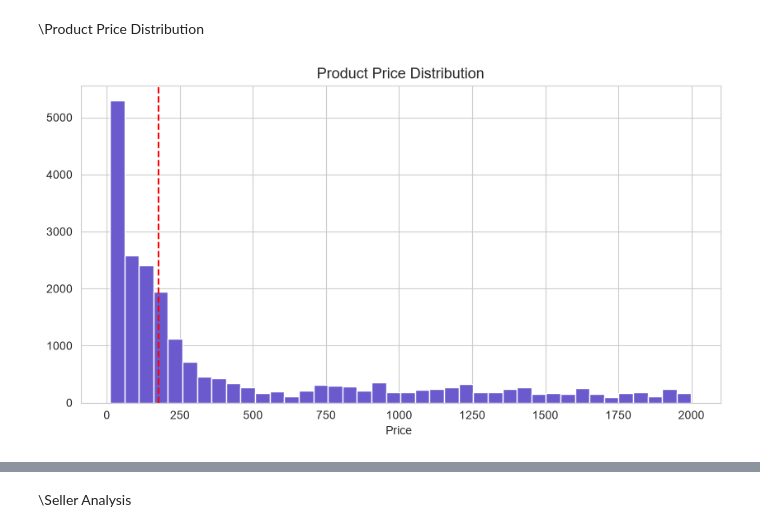
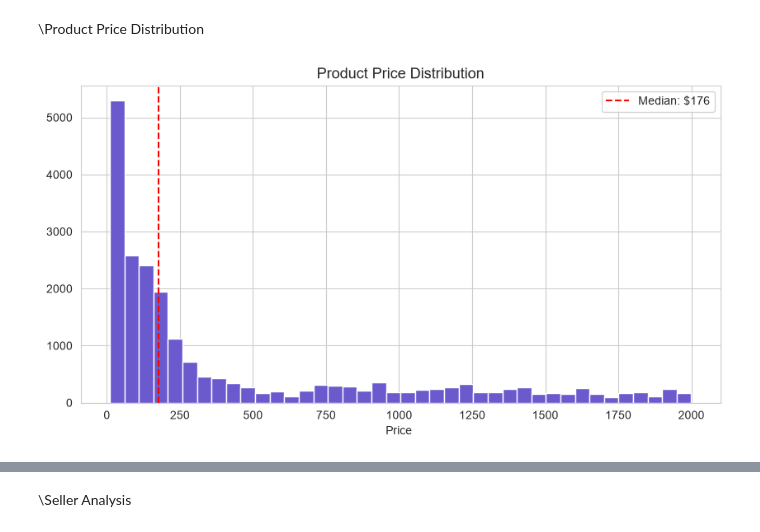
Before and after one commit to nithishg-ng/E-Commerce-US-dataset, a Jupyter notebook: notebooks/data_cleaning & EDA.ipynb, the cells around one changed output, grey strips where cells are left out. Drawn from its saved outputs; the diff is of its cells as text; code cells hidden in the pictures.

```diff
--- a/notebooks/data_cleaning & EDA.ipynb
+++ b/notebooks/data_cleaning & EDA.ipynb
@@ -327,14 +409,14 @@ Top Category(revenue): electronics
 # %%
 fig, ax = plt.subplots(figsize=(10,5))
 
 items["price"].hist(bins=40,color="slateblue",edgecolor="white",ax=ax)
 ax.axvline(items["price"].median(), color="red", linestyle="--",
                 label=f"Median: ${items['price'].median():.0f}")
 ax.set_title("Product Price Distribution")
 ax.set_xlabel("Price ")
-axes[0].legend()
+ax.legend()
 
-plt.savefig(r"C:\NG\E-Commerce US dataset\E-Commerce-US-dataset\reports\EDA visuals\product_category.png",dpi=100,bbox_inches="tight")
+plt.savefig(r"C:\NG\E-Commerce US dataset\E-Commerce-US-dataset\reports\EDA visuals\product_price_distribution.png",dpi=100,bbox_inches="tight")
 plt.show()
 # %% [output]
-[figure, old version]
+[figure, new version]
```
Also changed, not shown: parts of 19 cells of this notebook, 31 other files.
